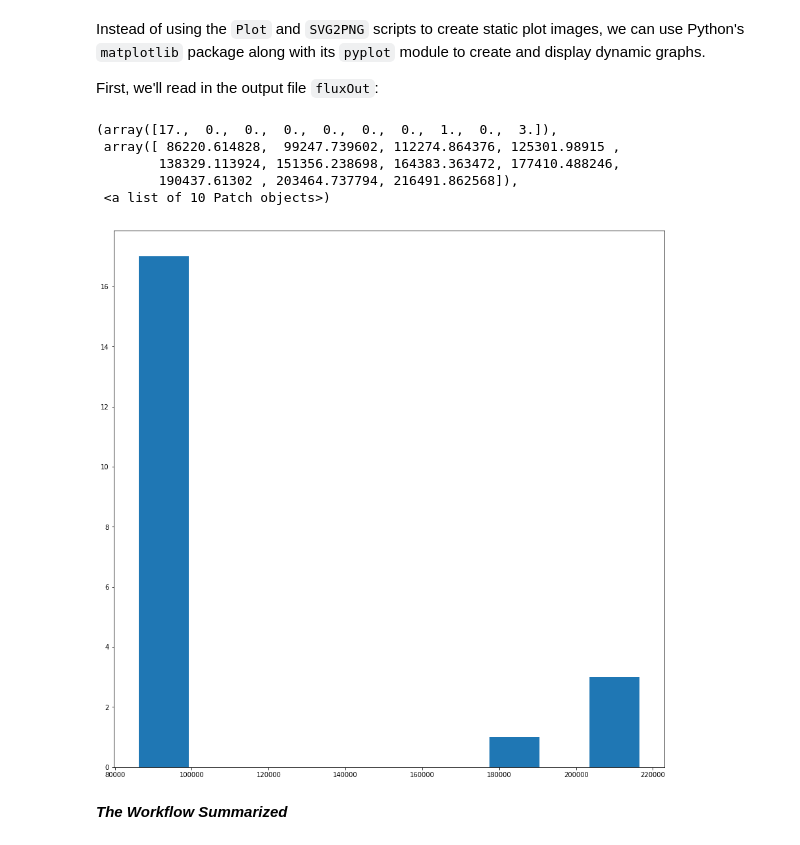
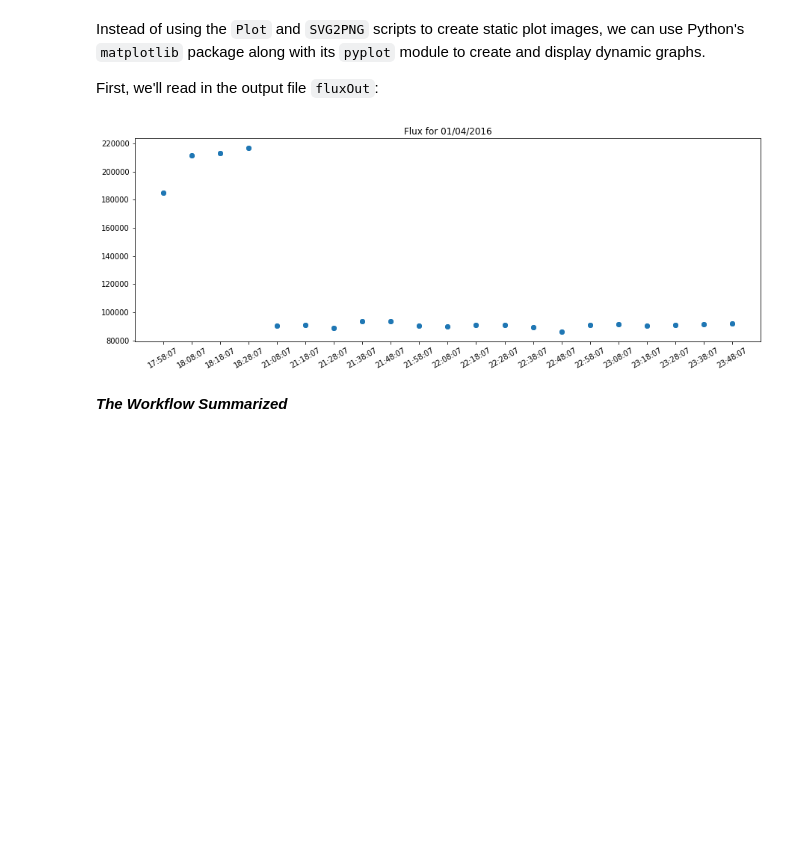
Before and after one commit to QuarkNet-HEP/Cosmic, a Jupyter notebook: Analysis/study_Flux.ipynb, the cells around one changed output. Cells and saved outputs as stored; diff of their text form; code cells hidden in the pictures; blank space fills up the shorter version.

```diff
--- a/Analysis/study_Flux.ipynb
+++ b/Analysis/study_Flux.ipynb
@@ -222,30 +222,41 @@ First, we'll read in the output file `fluxOut`:
 # %%
 with open("fluxOut") as flux:
     # A list with each line of 'fluxOut' as one element
     lines = flux.readlines()
     # Remove the first two lines, which are comments
     lines = lines[2:]
+    # Get the date
+    date=str(lines[0].split()[0])
+
     # Split each line into x, y, and uncertainty arrays:
     x = [(line.split()[1]) for line in lines]
     y = [float(line.split()[2]) for line in lines]
     dy = [float(line.split()[3]) for line in lines]
 
-# Make the output plot bigger:
-scale=15
-plt.rcParams["figure.figsize"]=[scale,scale]
-
 #print(x)
 #print(y)
+#print(len(y))
 
-#plt.plot(x,y)
-plt.hist(y)
+# Make the output plot bigger:
+#scale=15
+#plt.rcParams["figure.figsize"]=[scale,scale]
+plt.rcParams["figure.figsize"]=[15,5]
+
+# Slant tick-labels on x-axis for readability
+plt.xticks(rotation=30)
+
+# Add a title
+plt.title("Flux for " + date)
+
+plt.scatter(x,y)
+
+# Add error bars
+#   Amplify error bars just to see if they're really there:
+#   dy = [20*i for i in dy]
+plt.errorbar(x,y,yerr=dy,linestyle="None",fmt='o')
+plt.show()
 # %% [output]
-(array([17.,  0.,  0.,  0.,  0.,  0.,  0.,  1.,  0.,  3.]),
- array([ 86220.614828,  99247.739602, 112274.864376, 125301.98915 ,
-        138329.113924, 151356.238698, 164383.363472, 177410.488246,
-        190437.61302 , 203464.737794, 216491.862568]),
- <a list of 10 Patch objects>)
-[figure, old version]
+[figure, new version]
 # %% [markdown]
 **_The Workflow Summarized_**
 # %% [markdown]
```
